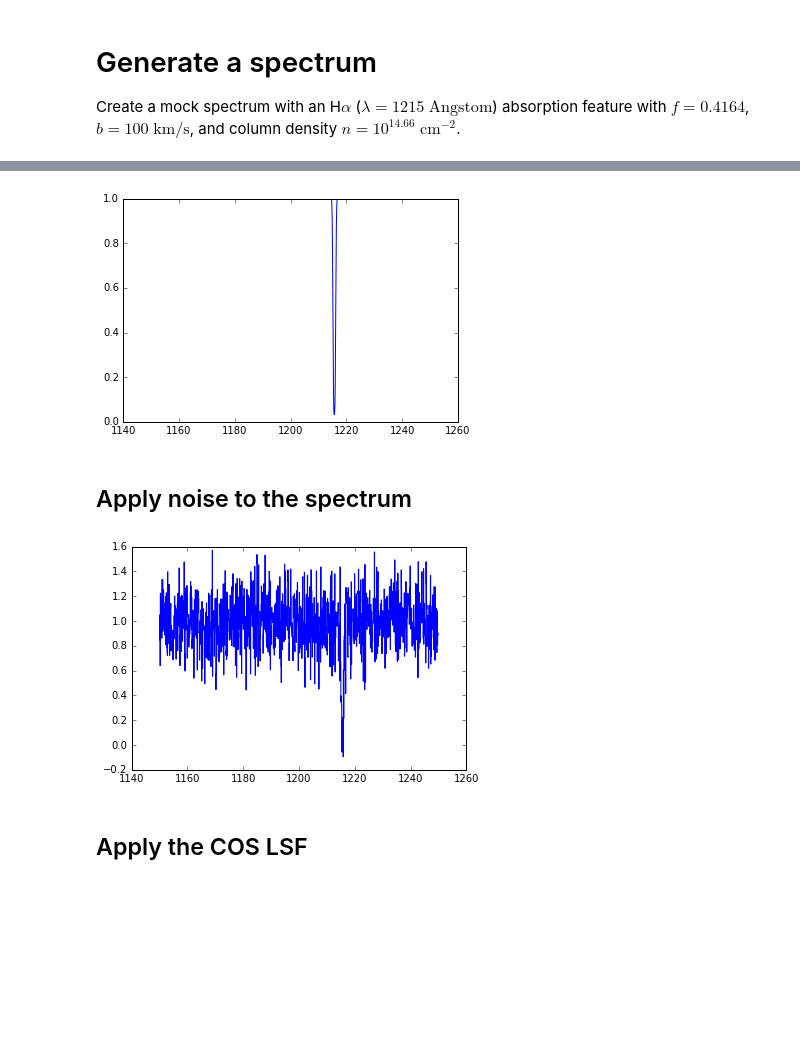
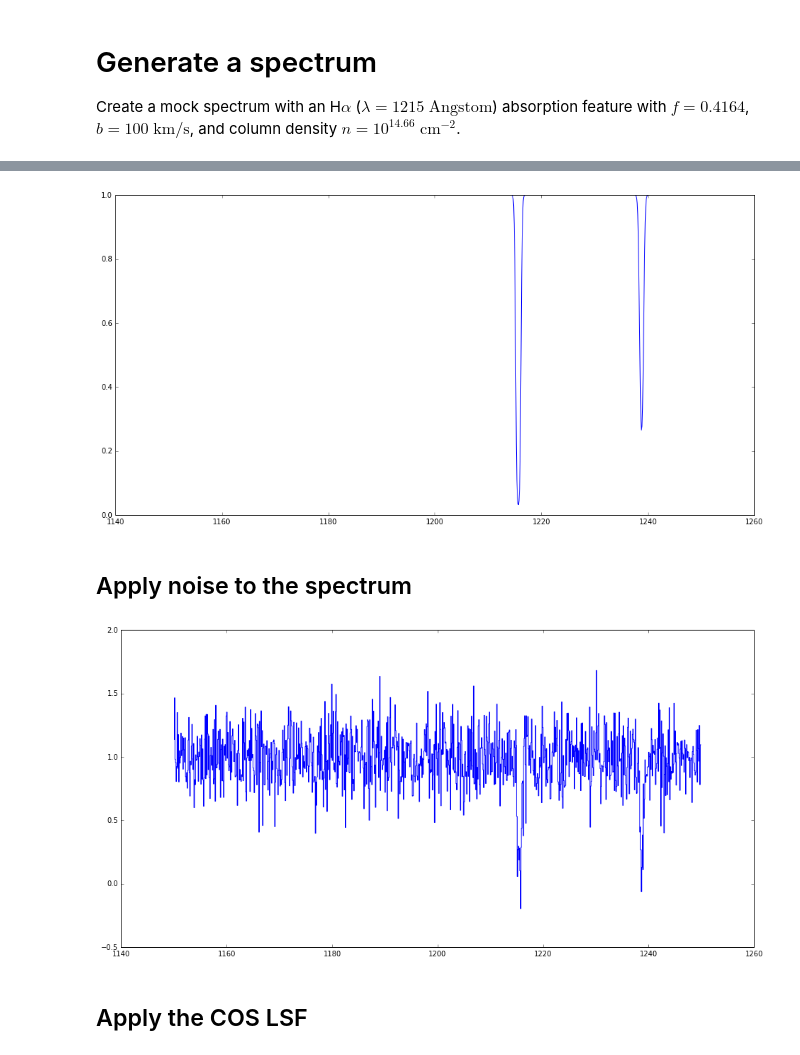
Before and after one commit to MISTY-pipeline/spectacle, a Jupyter notebook: notebooks/Introduction.ipynb, the cells around one changed output, grey strips where cells are left out. Cells and saved outputs as stored; diff of their text form; code cells hidden in the pictures; blank space fills up the shorter version.

```diff
--- a/notebooks/Introduction.ipynb
+++ b/notebooks/Introduction.ipynb
@@ -5,6 +5,7 @@ import matplotlib.pyplot as plt
 import numpy as np
 # %%
 %matplotlib inline
+plt.rcParams["figure.figsize"] = [16, 8]
 # %% [markdown]
 # Generate a spectrum
 Create a mock spectrum with an H$\alpha$ ($\lambda = 1215\;\mathrm{Angstom}$) absorption feature with $f = 0.4164$, $b = 100\; \mathrm{km/s}$, and column density $n = 10^{14.66}\;\mathrm{cm^{-2}}$.
@@ -11,12 +35,15 @@ Create a mock spectrum with an H$\alpha$ ($\lambda = 1215\;\mathrm{Angstom}$) ab
 # %%
-spectrum1 = Spectrum1D()
-spectrum1.add_line(lambda_0=1.21567010E+03, f_value=0.4164, v_doppler=1e7, column_density=10**14.66, name="Halpha")
+# Add a line by name
+spectrum1.add_line(name="NV1239", v_doppler=1e7, column_density=10**14.66)
+
+# Add line explicitly
+spectrum1.add_line(lambda_0=1.21567010E+03, f_value=0.4164, v_doppler=1e7, column_density=10**14.66, gamma=6.2650000e+08)
 
 mask = (spectrum1.dispersion > 1150) & (spectrum1.dispersion < 1250)
 plt.plot(spectrum1.dispersion[mask], spectrum1.flux[mask])
 plt.show()
 # %% [output]
-[figure, old version]
+[figure, new version]
 # %% [markdown]
 ## Apply noise to the spectrum
 # %%
@@ -24,7 +51,7 @@ spectrum1.add_noise()
 plt.plot(spectrum1.dispersion[mask], spectrum1.flux[mask], drawstyle='steps')
 plt.show()
 # %% [output]
-[figure, old version]
+[figure, new version]
 # %% [markdown]
 ## Apply the COS LSF
 # %%
```
Also changed, not shown: parts of 3 cells of this notebook, 8 other files.
